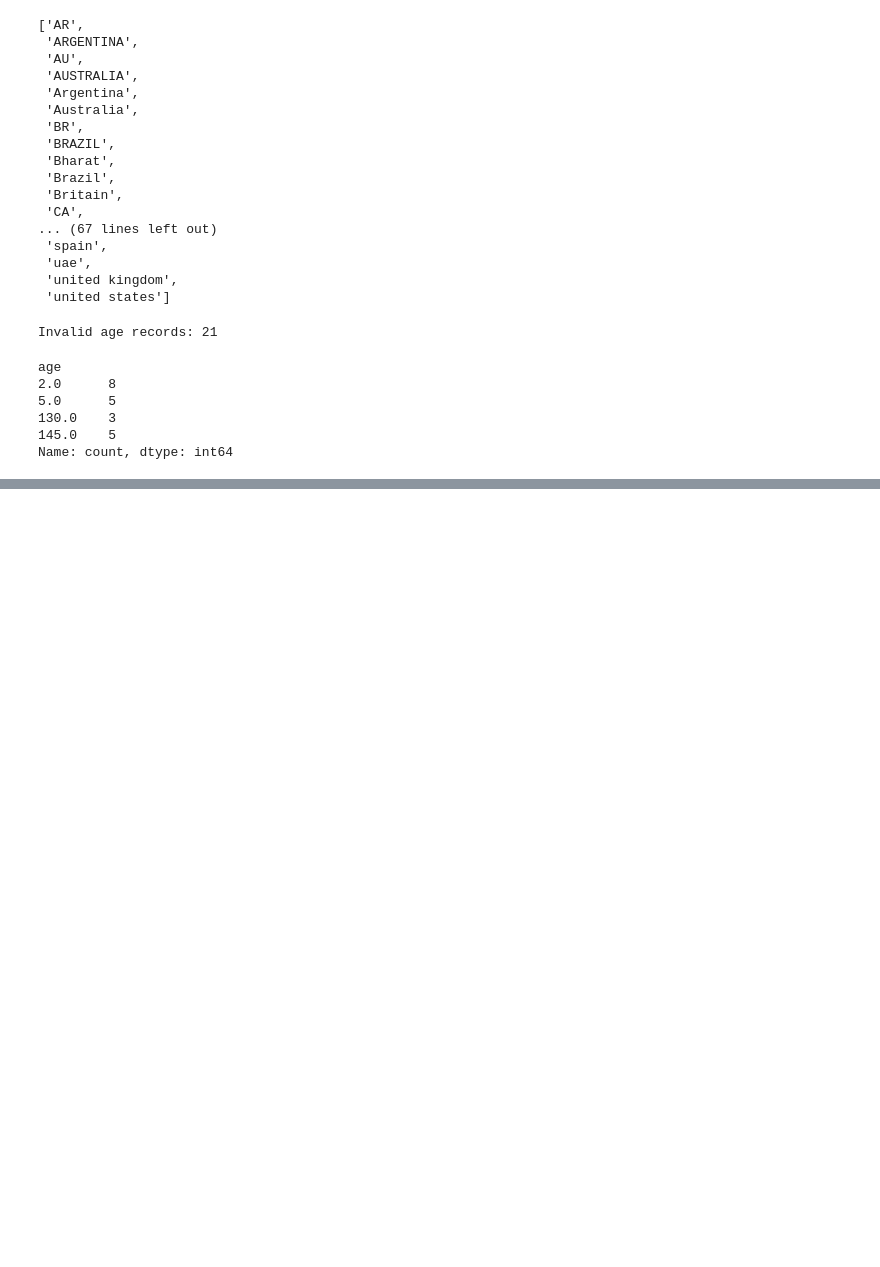
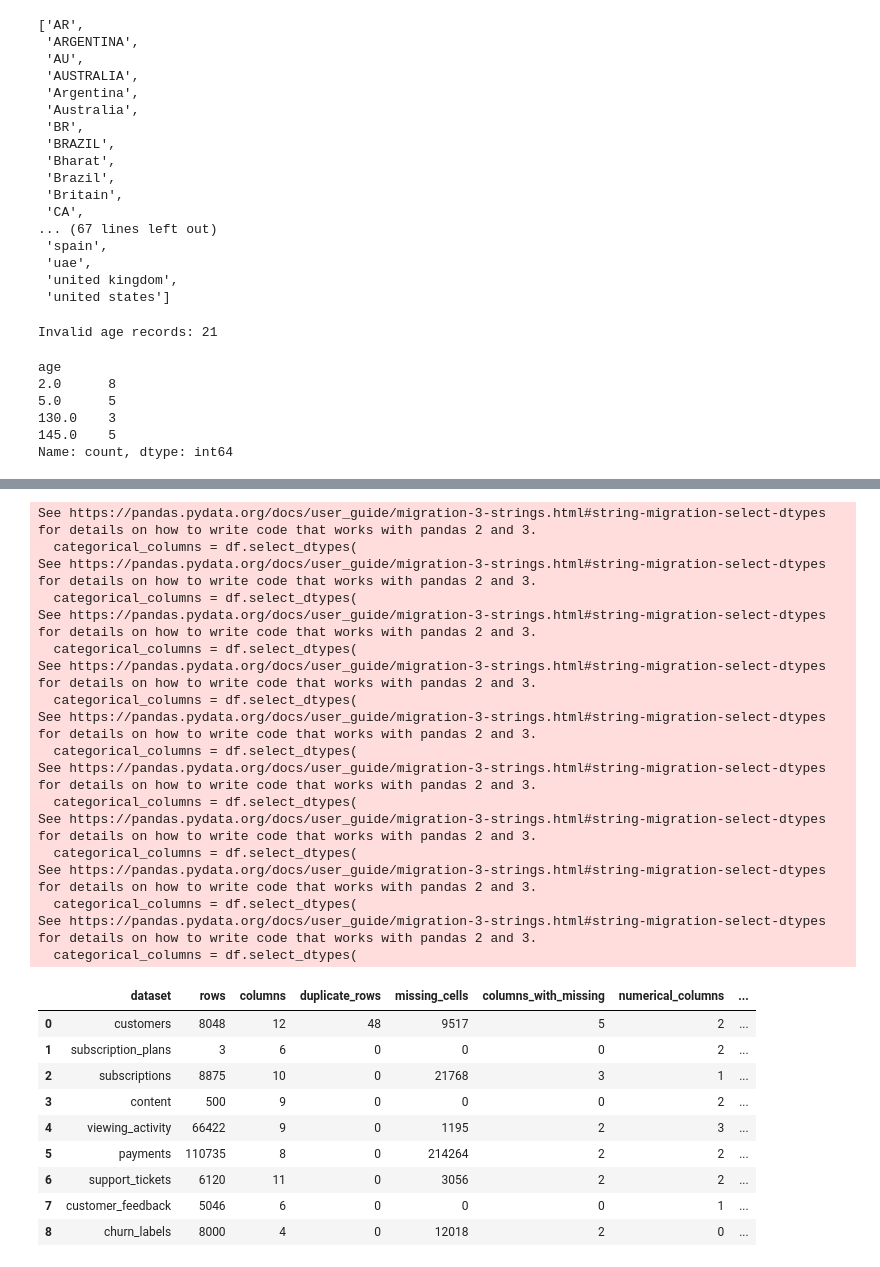
Before and after one commit to Gupta-Vasudha/netflix-customer-intelligence-ai-copilot, a Jupyter notebook: notebooks/00_data_inspection.ipynb, the cells around one changed output, grey strips where cells are left out. Drawn from its saved outputs; the diff is of its cells as text; code cells hidden in the pictures; blank space fills up the shorter version.

Commit message:
complete inspection

```diff
--- a/notebooks/00_data_inspection.ipynb
+++ b/notebooks/00_data_inspection.ipynb
@@ -463,0 +850,62 @@ Name: count, dtype: int64
+# %%
+# ============================================
+# 9. FINAL INSPECTION REPORT
+# ============================================
+
+inspection_report = []
+
+for name, df in datasets.items():
+
+    numerical_columns = df.select_dtypes(
+        include=np.number
+    ).columns
+
+    categorical_columns = df.select_dtypes(
+        include="object"
+    ).columns
+
+    inspection_report.append({
+        "dataset": name,
+        "rows": len(df),
+        "columns": len(df.columns),
+        "duplicate_rows": df.duplicated().sum(),
+        "missing_cells": df.isnull().sum().sum(),
+        "columns_with_missing": (
+            df.isnull().any().sum()
+        ),
+        "numerical_columns": len(numerical_columns),
+        "categorical_columns": len(categorical_columns)
+    })
+
+inspection_report = pd.DataFrame(inspection_report)
+
+inspection_report
+# %% [output]
+See https://pandas.pydata.org/docs/user_guide/migration-3-strings.html#string-migration-select-dtypes for details on how to write code that works with pandas 2 and 3.
+  categorical_columns = df.select_dtypes(
+See https://pandas.pydata.org/docs/user_guide/migration-3-strings.html#string-migration-select-dtypes for details on how to write code that works with pandas 2 and 3.
+  categorical_columns = df.select_dtypes(
+See https://pandas.pydata.org/docs/user_guide/migration-3-strings.html#string-migration-select-dtypes for details on how to write code that works with pandas 2 and 3.
+  categorical_columns = df.select_dtypes(
+See https://pandas.pydata.org/docs/user_guide/migration-3-strings.html#string-migration-select-dtypes for details on how to write code that works with pandas 2 and 3.
+  categorical_columns = df.select_dtypes(
+See https://pandas.pydata.org/docs/user_guide/migration-3-strings.html#string-migration-select-dtypes for details on how to write code that works with pandas 2 and 3.
+  categorical_columns = df.select_dtypes(
+See https://pandas.pydata.org/docs/user_guide/migration-3-strings.html#string-migration-select-dtypes for details on how to write code that works with pandas 2 and 3.
+  categorical_columns = df.select_dtypes(
+See https://pandas.pydata.org/docs/user_guide/migration-3-strings.html#string-migration-select-dtypes for details on how to write code that works with pandas 2 and 3.
+  categorical_columns = df.select_dtypes(
+See https://pandas.pydata.org/docs/user_guide/migration-3-strings.html#string-migration-select-dtypes for details on how to write code that works with pandas 2 and 3.
+  categorical_columns = df.select_dtypes(
+See https://pandas.pydata.org/docs/user_guide/migration-3-strings.html#string-migration-select-dtypes for details on how to write code that works with pandas 2 and 3.
+  categorical_columns = df.select_dtypes(
+|  | dataset | rows | columns | duplicate_rows | missing_cells | columns_with_missing | numerical_columns | ... |
+| 0 | customers | 8048 | 12 | 48 | 9517 | 5 | 2 | ... |
+| 1 | subscription_plans | 3 | 6 | 0 | 0 | 0 | 2 | ... |
+| 2 | subscriptions | 8875 | 10 | 0 | 21768 | 3 | 1 | ... |
+| 3 | content | 500 | 9 | 0 | 0 | 0 | 2 | ... |
+| 4 | viewing_activity | 66422 | 9 | 0 | 1195 | 2 | 3 | ... |
+| 5 | payments | 110735 | 8 | 0 | 214264 | 2 | 2 | ... |
+| 6 | support_tickets | 6120 | 11 | 0 | 3056 | 2 | 2 | ... |
+| 7 | customer_feedback | 5046 | 6 | 0 | 0 | 0 | 1 | ... |
+| 8 | churn_labels | 8000 | 4 | 0 | 12018 | 2 | 0 | ... |
```
Also changed, not shown: parts of 6 cells of this notebook.
